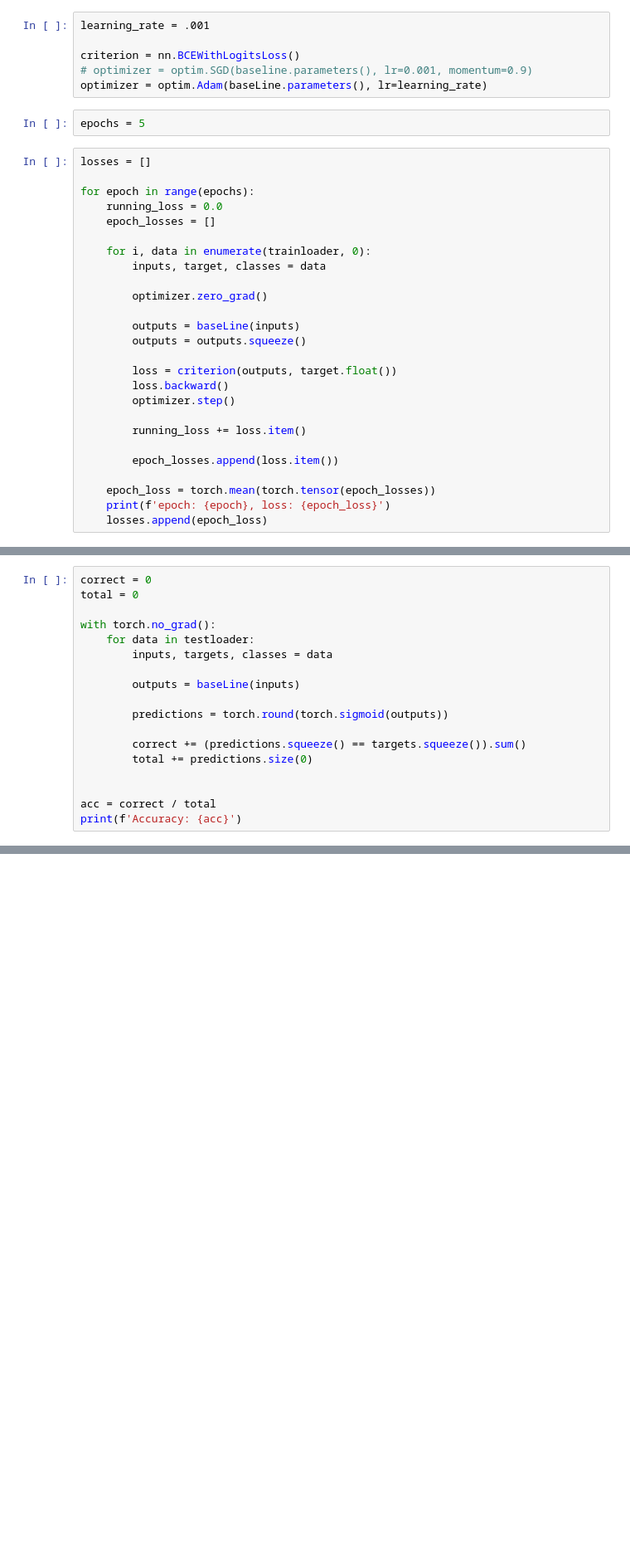
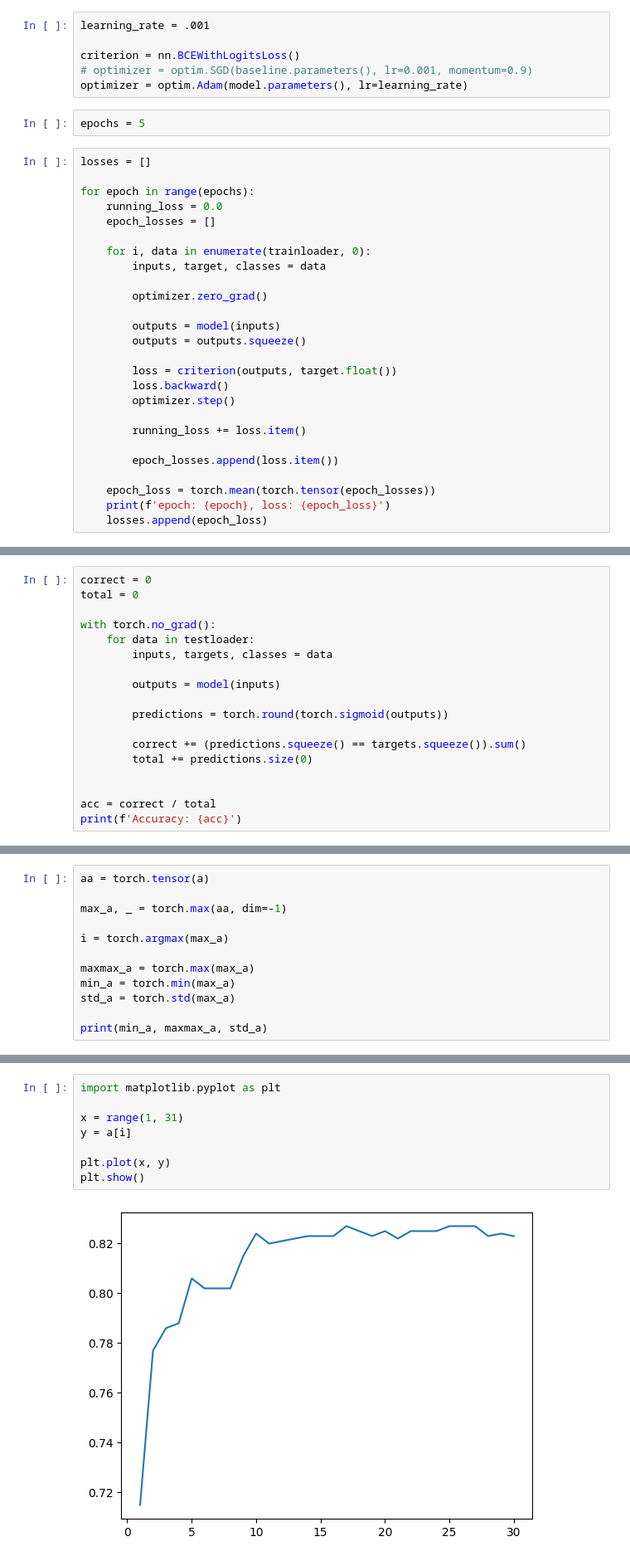
Before and after one commit to fkropfhamer/dl_rapport, a Jupyter notebook: src/p1/feed_forward.ipynb, the cells around one changed output, grey strips where cells are left out. Shown at 83% size. Drawn from its saved outputs; the diff is of its cells as text; blank space fills up the shorter version.

```diff
--- a/src/p1/feed_forward.ipynb
+++ b/src/p1/feed_forward.ipynb
@@ -32,7 +32,7 @@ learning_rate = .001
 
 criterion = nn.BCEWithLogitsLoss()
 # optimizer = optim.SGD(baseline.parameters(), lr=0.001, momentum=0.9)
-optimizer = optim.Adam(baseLine.parameters(), lr=learning_rate)
+optimizer = optim.Adam(model.parameters(), lr=learning_rate)
 # %%
 epochs = 5
 # %%
@@ -47,7 +47,7 @@ for epoch in range(epochs):
 
         optimizer.zero_grad()
 
-        outputs = baseLine(inputs)
+        outputs = model(inputs)
         outputs = outputs.squeeze()
 
         loss = criterion(outputs, target.float())
@@ -75,7 +75,7 @@ with torch.no_grad():
     for data in testloader:
         inputs, targets, classes = data
 
-        outputs = baseLine(inputs)
+        outputs = model(inputs)
 
         predictions = torch.round(torch.sigmoid(outputs))
 
@@ -89,0 +162,12 @@ Accuracy: 0.7730000019073486
+# %%
+aa = torch.tensor(a)
+
+max_a, _ = torch.max(aa, dim=-1)
+
+i = torch.argmax(max_a)
+
+maxmax_a = torch.max(max_a)
+min_a = torch.min(max_a)
+std_a = torch.std(max_a)
+
+print(min_a, maxmax_a, std_a)
@@ -89,0 +176,10 @@ Accuracy: 0.7730000019073486
+# %%
+import matplotlib.pyplot as plt
+
+x = range(1, 31)
+y = a[i]
+
+plt.plot(x, y)
+plt.show()
+# %% [output]
+[figure, added]
```
Also changed, not shown: parts of 9 cells of this notebook, 8 other files.
